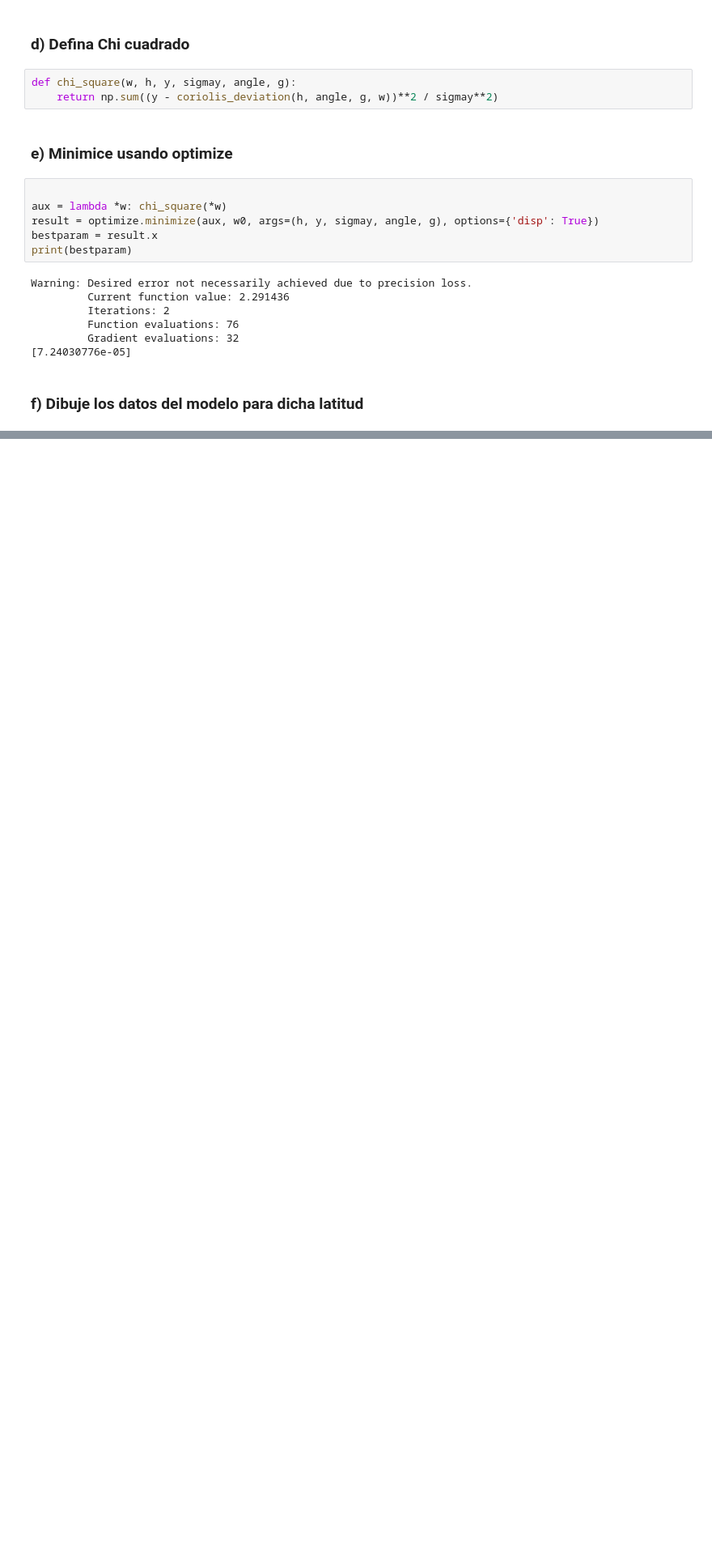
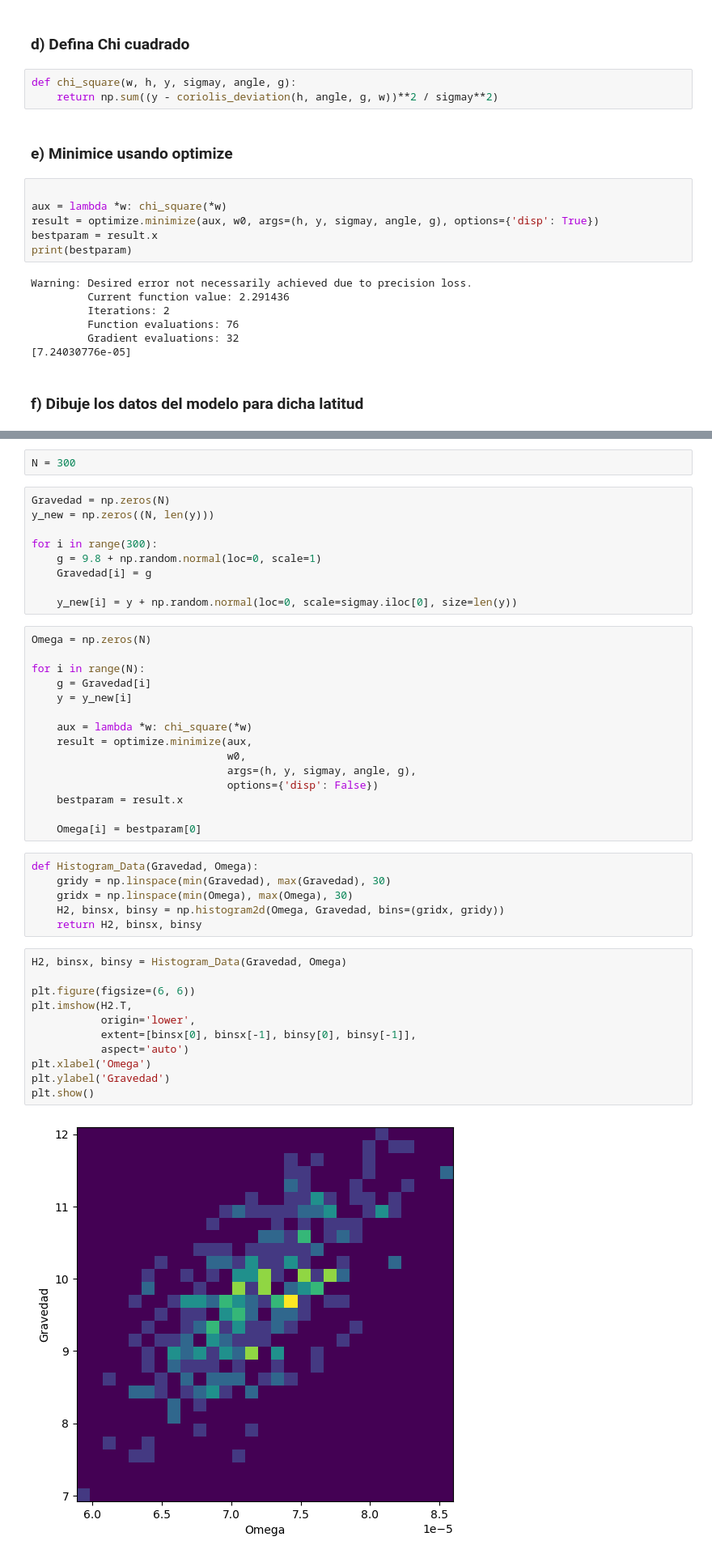
Before and after one commit to JsNcAr/Metodos1_JasonArias_AngieRicaurte, a Jupyter notebook: Parcial_Final/Final.ipynb, the cells around one changed output, grey strips where cells are left out. Shown: that part at 81% size. Drawn from its saved outputs; the diff is of its cells as text; blank space fills up the shorter version.

```diff
--- a/Parcial_Final/Final.ipynb
+++ b/Parcial_Final/Final.ipynb
@@ -57,0 +60,45 @@ plt.show()
+# %%
+N = 300
+# %%
+Gravedad = np.zeros(N)
+y_new = np.zeros((N, len(y)))
+
+for i in range(300):
+    g = 9.8 + np.random.normal(loc=0, scale=1)
+    Gravedad[i] = g
+
+    y_new[i] = y + np.random.normal(loc=0, scale=sigmay.iloc[0], size=len(y))
+# %%
+Omega = np.zeros(N)
+
+for i in range(N):
+    g = Gravedad[i]
+    y = y_new[i]
+
+    aux = lambda *w: chi_square(*w)
+    result = optimize.minimize(aux,
+                               w0,
+                               args=(h, y, sigmay, angle, g),
+                               options={'disp': False})
+    bestparam = result.x
+
+    Omega[i] = bestparam[0]
+# %%
+def Histogram_Data(Gravedad, Omega):
+    gridy = np.linspace(min(Gravedad), max(Gravedad), 30)
+    gridx = np.linspace(min(Omega), max(Omega), 30)
+    H2, binsx, binsy = np.histogram2d(Omega, Gravedad, bins=(gridx, gridy))
+    return H2, binsx, binsy
+# %%
+H2, binsx, binsy = Histogram_Data(Gravedad, Omega)
+
+plt.figure(figsize=(6, 6))
+plt.imshow(H2.T,
+           origin='lower',
+           extent=[binsx[0], binsx[-1], binsy[0], binsy[-1]],
+           aspect='auto')
+plt.xlabel('Omega')
+plt.ylabel('Gravedad')
+plt.show()
+# %% [output]
+[figure, added]
```
Also changed, not shown: parts of 2 cells of this notebook.
